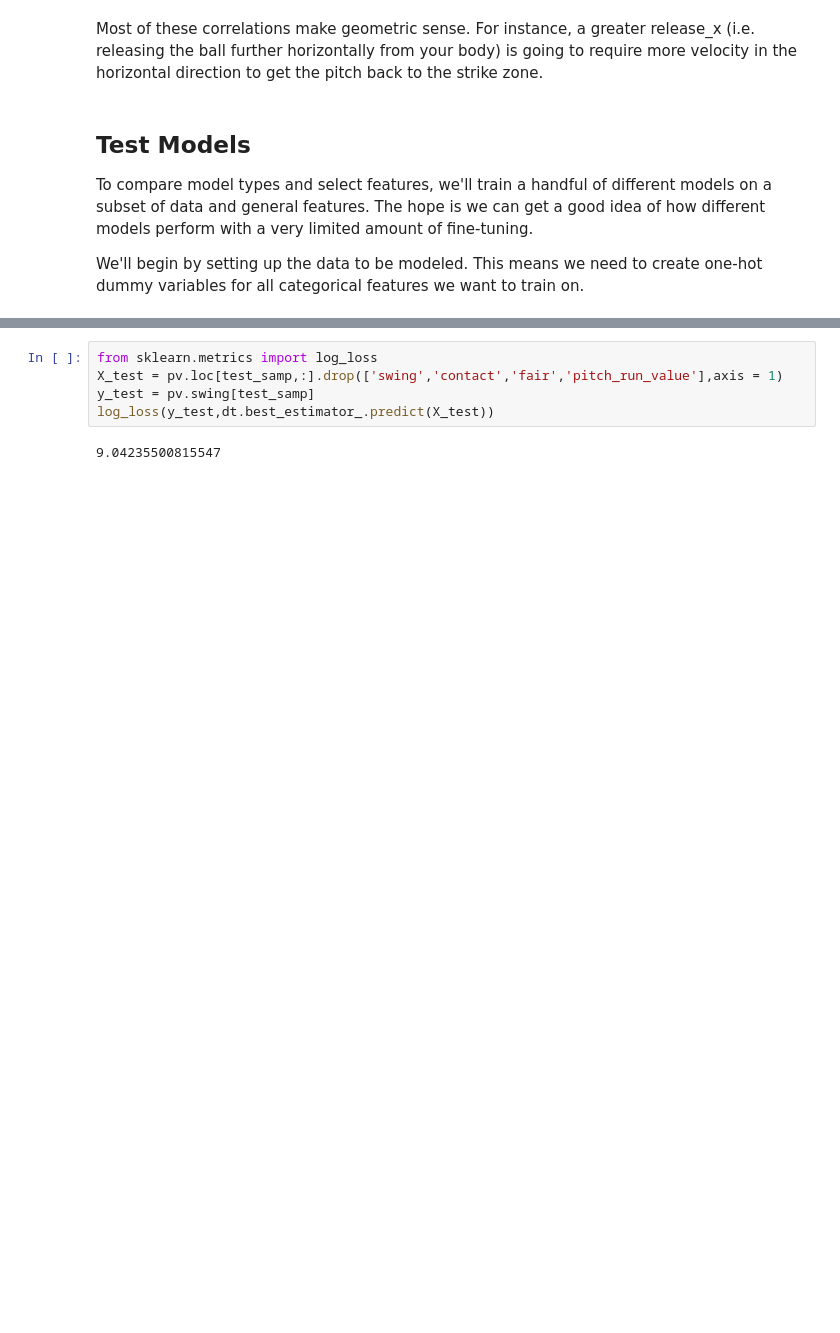
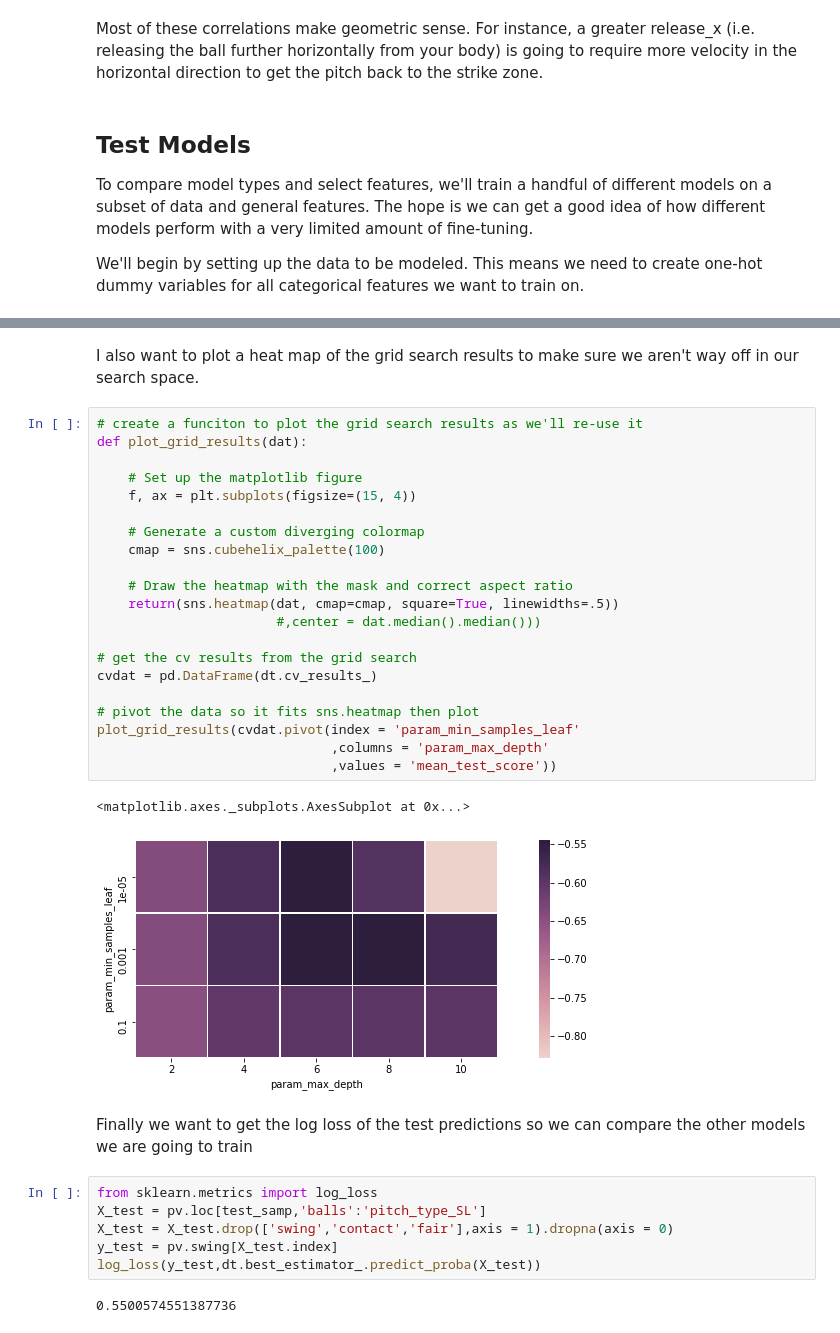
Before and after one commit to pmelgren/IntrinsicPitchValue, a Jupyter notebook: Exploration.ipynb, the cells around one changed output, grey strips where cells are left out. Drawn from its saved outputs; the diff is of its cells as text; blank space fills up the shorter version.

```diff
--- a/Exploration.ipynb
+++ b/Exploration.ipynb
@@ -215,7 +227,36 @@ plt.show()
+# %% [markdown]
+I also want to plot a heat map of the grid search results to make sure we aren't way off in our search space.
+# %%
+# create a funciton to plot the grid search results as we'll re-use it
+def plot_grid_results(dat):
+
+    # Set up the matplotlib figure
+    f, ax = plt.subplots(figsize=(15, 4))
+
+    # Generate a custom diverging colormap
+    cmap = sns.cubehelix_palette(100)
+
+    # Draw the heatmap with the mask and correct aspect ratio
+    return(sns.heatmap(dat, cmap=cmap, square=True, linewidths=.5))
+                       #,center = dat.median().median()))
+
+# get the cv results from the grid search
+cvdat = pd.DataFrame(dt.cv_results_)
+
+# pivot the data so it fits sns.heatmap then plot
+plot_grid_results(cvdat.pivot(index = 'param_min_samples_leaf'
+                              ,columns = 'param_max_depth'
+                              ,values = 'mean_test_score'))
+# %% [output]
+<matplotlib.axes._subplots.AxesSubplot at 0x...>
+[figure, added]
+# %% [markdown]
+Finally we want to get the log loss of the test predictions so we can compare the other models we are going to train
 # %%
 from sklearn.metrics import log_loss
-X_test = pv.loc[test_samp,:].drop(['swing','contact','fair','pitch_run_value'],axis = 1)
-y_test = pv.swing[test_samp]
-log_loss(y_test,dt.best_estimator_.predict(X_test))
+X_test = pv.loc[test_samp,'balls':'pitch_type_SL']
+X_test = X_test.drop(['swing','contact','fair'],axis = 1).dropna(axis = 0)
+y_test = pv.swing[X_test.index]
+log_loss(y_test,dt.best_estimator_.predict_proba(X_test))
 # %% [output]
-9.04235500815547
+0.5500574551387736
```
Also changed, not shown: parts of 12 cells of this notebook, 1 other file.
